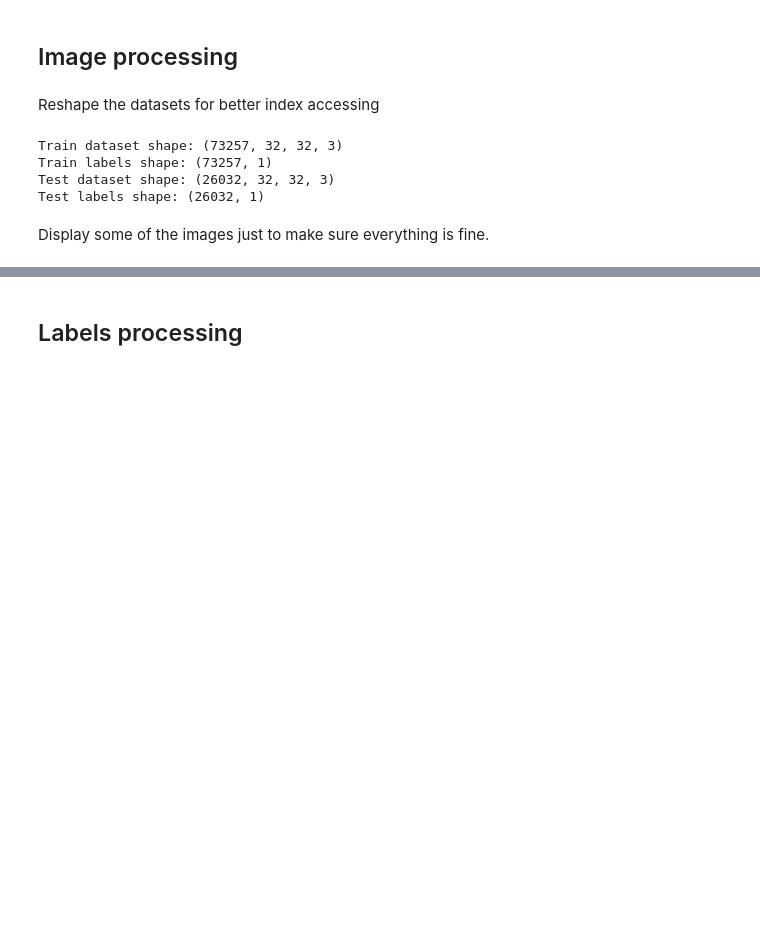
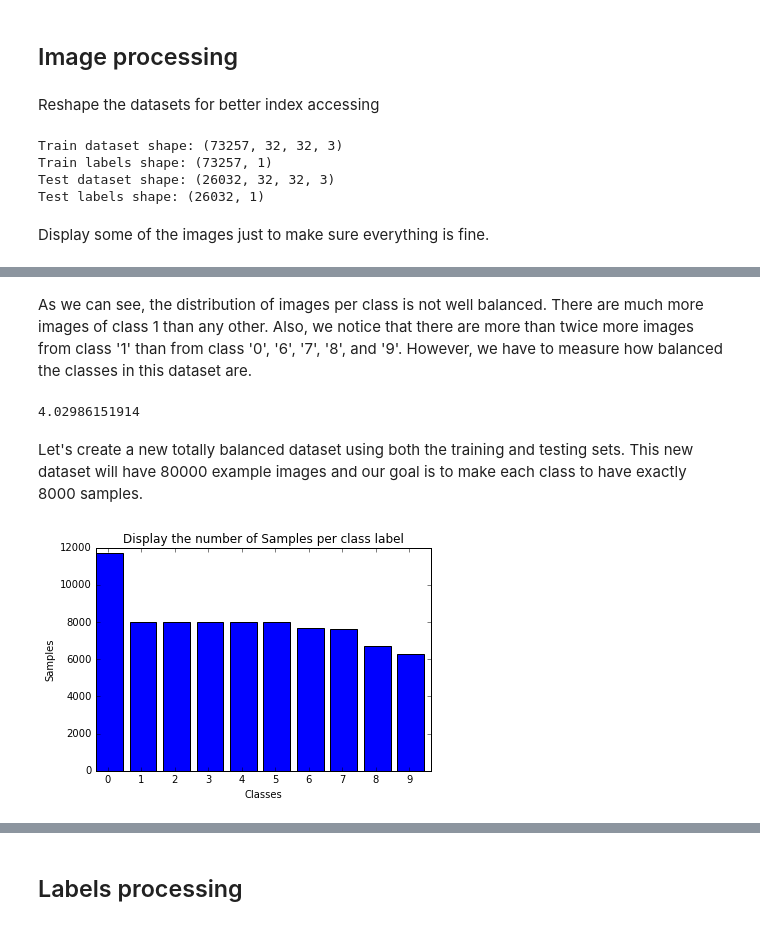
Before and after one commit to thalles753/machine-learning, a Jupyter notebook: projects/capstone/my_project/image_segmentation_recognizer.ipynb, the cells around one changed output, grey strips where cells are left out. Cells and saved outputs as stored; diff of their text form; code cells hidden in the pictures; blank space fills up the shorter version.

```diff
--- a/projects/capstone/my_project/image_segmentation_recognizer.ipynb
+++ b/projects/capstone/my_project/image_segmentation_recognizer.ipynb
@@ -152,0 +160,54 @@ Standard deviation: 0.098108
+# %% [markdown]
+As we can see, the distribution of images per class is not well balanced. There are much more images of class 1 than any other. Also, we notice that there are more than twice more images from class '1' than from class '0', '6', '7', '8', and '9'. However, we have to measure how balanced the classes in this dataset are.
+# %%
+def calculate_dataset_distribution_rate(dataset_labels):
+    data_distribution = np.bincount(dataset_labels)
+    K = len(data_distribution)
+    N = len(dataset_labels)
+    c = 0
+    for ck in data_distribution:
+        c += (ck - (N/K))**2
+
+    return (1.0/N)*((1.0/(K-1.0) * c) ** (0.5)) * 100
+
+print calculate_dataset_distribution_rate(train_labels)
+# %% [output]
+4.02986151914
+# %% [markdown]
+Let's create a new totally balanced dataset using both the training and testing sets. This new dataset will have 80000 example images and our goal is to make each class to have exactly 8000 samples.
+# %%
+NEW_DATASET_SIZE = 80000
+dataset = np.zeros(shape=(NEW_DATASET_SIZE, image_size, image_size, number_of_channels), dtype=np.uint8)
+labels = np.zeros(shape=(NEW_DATASET_SIZE, 1), dtype=np.uint8)
+
+distribution = [0,0,0,0,0,0,0,0,0,0]
+SAMPLE_LIMIT_PER_CLASS = NEW_DATASET_SIZE / 10
+new_data_index = 0
+
+index_train = 0
+for label in train_labels:
+    if distribution[label] < SAMPLE_LIMIT_PER_CLASS:
+        dataset[new_data_index,:,:,:] = train_dataset[index_train]
+        labels[new_data_index,:] = label
+        distribution[label] += 1
+        new_data_index += 1
+        index_train += 1
+
+index_test = 0
+for label in test_labels:
+    if distribution[label] < SAMPLE_LIMIT_PER_CLASS:
+        dataset[new_data_index,:,:,:] = test_dataset[index_test]
+        labels[new_data_index,:] = label
+        distribution[label] += 1
+        new_data_index += 1
+        index_test += 1
+
+# free up memory from the notebook cache
+%xdel train_dataset
+%xdel train_labels
+%xdel test_dataset
+%xdel test_labels
+
+display_data_distribution(labels.reshape(NEW_DATASET_SIZE))
+# %% [output]
+[figure, added]
```
Also changed, not shown: parts of 41 cells of this notebook.
